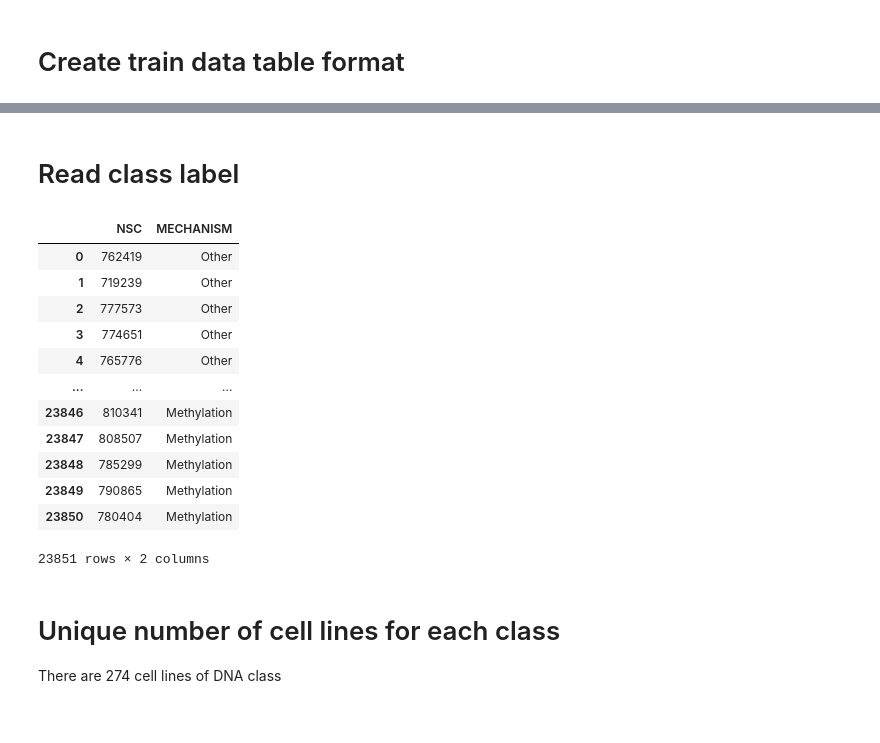
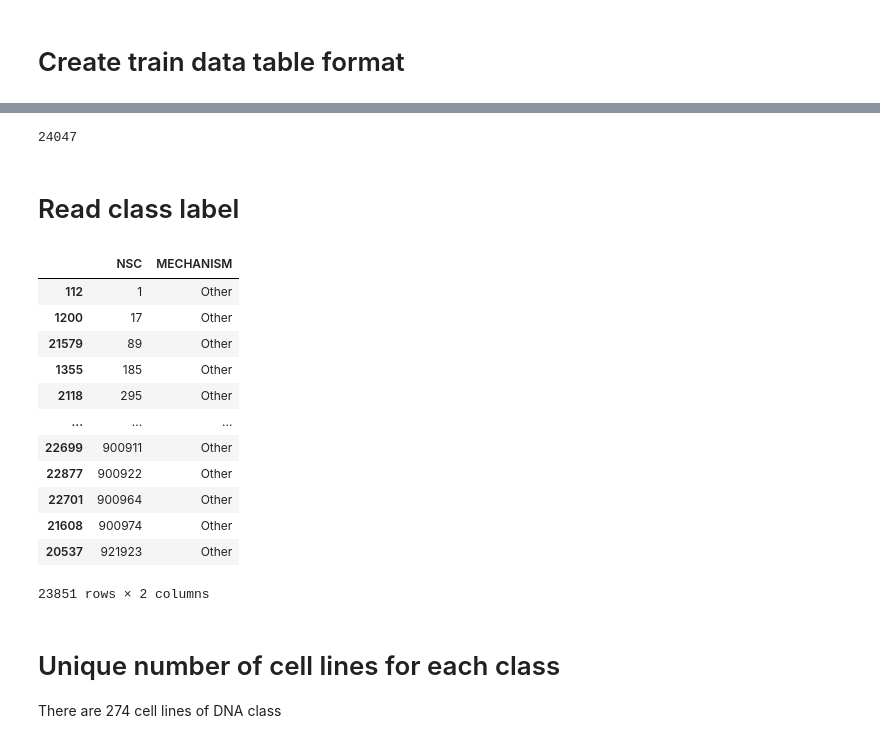
Before and after one commit to cannin/graph_neural_network_drug_response, a Jupyter notebook: notebook/get_data_with_class_label.ipynb, the cells around one changed output, grey strips where cells are left out. Drawn from its saved outputs; the diff is of its cells as text; code cells hidden in the pictures.

```diff
--- a/notebook/get_data_with_class_label.ipynb
+++ b/notebook/get_data_with_class_label.ipynb
@@ -60,21 +44,25 @@ base
+# %%
+len(set(base['NSC']))
+# %% [output]
+24047
 # %% [markdown]
 # Read class label
 # %%
 class_nsc = pd.read_csv('../DrugCell/data_rcellminer/class_by_nsc.csv')
-class_nsc
+class_nsc.sort_values('NSC')
 # %% [output]
 |  | NSC | MECHANISM |
-| 0 | 762419 | Other |
-| 1 | 719239 | Other |
-| 2 | 777573 | Other |
-| 3 | 774651 | Other |
-| 4 | 765776 | Other |
+| 112 | 1 | Other |
+| 1200 | 17 | Other |
+| 21579 | 89 | Other |
+| 1355 | 185 | Other |
+| 2118 | 295 | Other |
 | ... | ... | ... |
-| 23846 | 810341 | Methylation |
-| 23847 | 808507 | Methylation |
-| 23848 | 785299 | Methylation |
-| 23849 | 790865 | Methylation |
-| 23850 | 780404 | Methylation |
+| 22699 | 900911 | Other |
+| 22877 | 900922 | Other |
+| 22701 | 900964 | Other |
+| 21608 | 900974 | Other |
+| 20537 | 921923 | Other |
 23851 rows × 2 columns
 # %% [markdown]
 # Unique number of cell lines for each class
```
Also changed, not shown: parts of 20 cells of this notebook, 2 other files.
